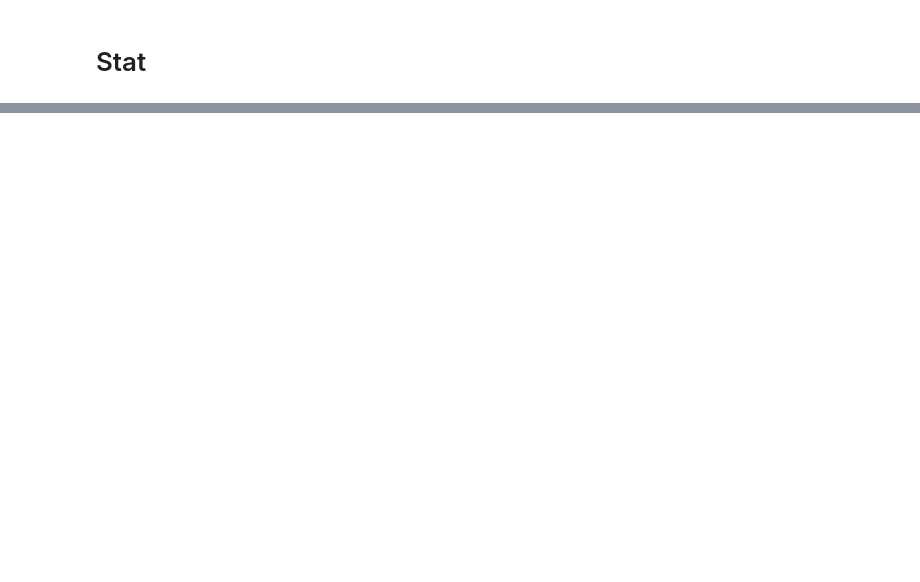
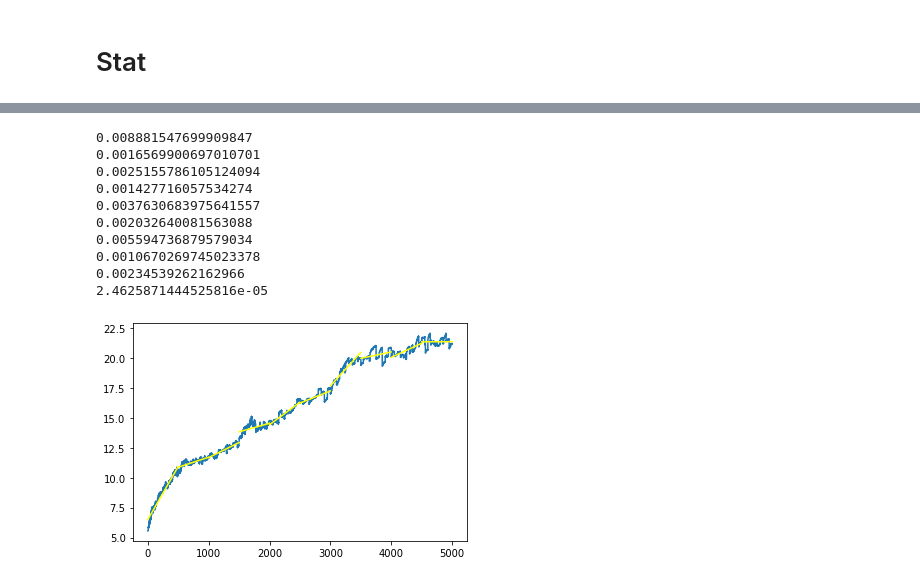
Before and after one commit to rnogy/mnist-GA, a Jupyter notebook: Copy_of_kerasGA.ipynb, the cells around one changed output, grey strips where cells are left out. Cells and saved outputs as stored; diff of their text form; code cells hidden in the pictures; blank space fills up the shorter version.

```diff
--- a/Copy_of_kerasGA.ipynb
+++ b/Copy_of_kerasGA.ipynb
@@ -418,0 +467,24 @@ Error rate on training set:13.261431455612183%
+# %%
+arr = getattr(ga_instance, 'best_solutions_fitness')
+x = numpy.arange(len(arr))
+# %%
+plt.plot(x, arr)
+per = 500
+i = 0
+j = i + per
+while j <= len(arr):
+    plt.plot(x[i:j], lsm(arr[i:j]), 'yellow')
+    i = j
+    j += per
+# %% [output]
+0.008881547699909847
+0.0016569900697010701
+0.0025155786105124094
+0.001427716057534274
+0.0037630683975641557
+0.002032640081563088
+0.005594736879579034
+0.0010670269745023378
+0.00234539262162966
+2.4625871444525816e-05
+[figure, added]
```
Also changed, not shown: parts of 33 cells of this notebook.
